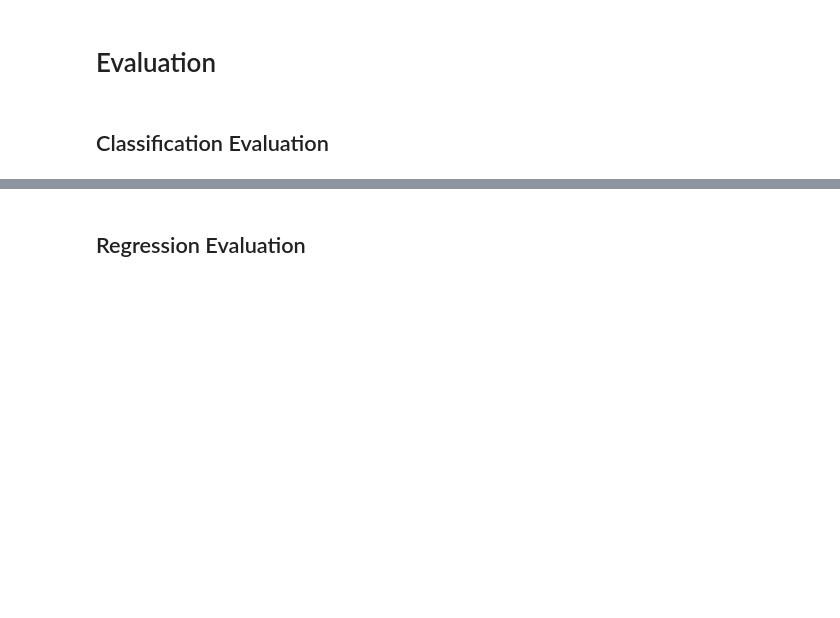
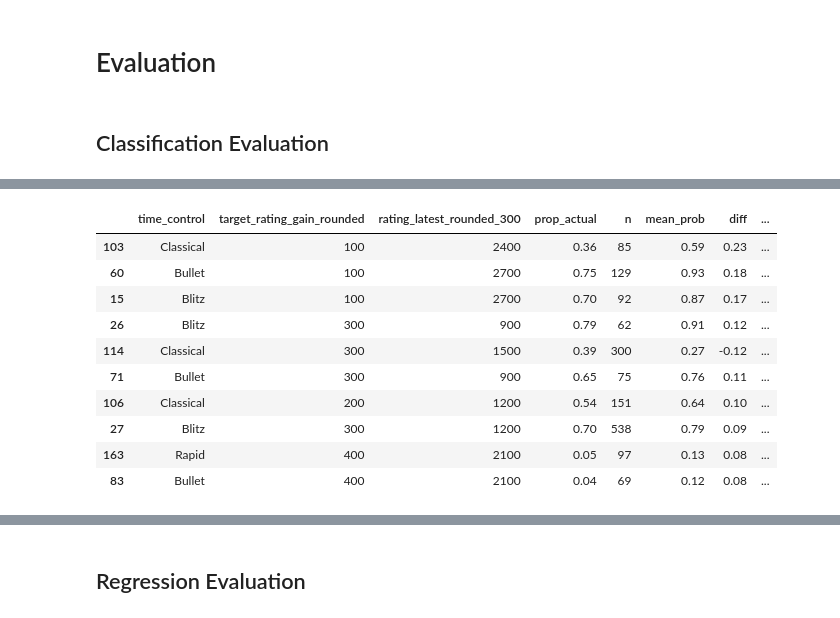
Before and after one commit to ZackAttack614/Discord-Chess-Bot, a Jupyter notebook: modeling.ipynb, the cells around one changed output, grey strips where cells are left out. Drawn from its saved outputs; the diff is of its cells as text; code cells hidden in the pictures; blank space fills up the shorter version.

```diff
--- a/modeling.ipynb
+++ b/modeling.ipynb
@@ -286,10 +678,22 @@ geom_histogram(bins=20))
 # %%
 
-xtabs_bin = df_bin.groupby(['time_control','target_rating_gain_rounded','rating_latest_rounded_200'])[['y_bin','prob']].agg([np.mean,len]).iloc[:,:-1].round(2)
+xtabs_bin = df_bin.groupby(['time_control','target_rating_gain_rounded','rating_latest_rounded_300'])[['y_bin','prob']].agg([np.mean,len]).iloc[:,:-1].round(2)
 xtabs_bin.columns = ['prop_actual','n','mean_prob']
 xtabs_bin.reset_index(inplace=True)
 xtabs_bin['diff'] = xtabs_bin['mean_prob'] - xtabs_bin['prop_actual']
 xtabs_bin['abs_diff'] = xtabs_bin['diff'].abs()
 xtabs_bin.query("n>=50").sort_values("abs_diff",ascending=False).head(10)
+# %% [output]
+|  | time_control | target_rating_gain_rounded | rating_latest_rounded_300 | prop_actual | n | mean_prob | diff | ... |
+| 103 | Classical | 100 | 2400 | 0.36 | 85 | 0.59 | 0.23 | ... |
+| 60 | Bullet | 100 | 2700 | 0.75 | 129 | 0.93 | 0.18 | ... |
+| 15 | Blitz | 100 | 2700 | 0.70 | 92 | 0.87 | 0.17 | ... |
+| 26 | Blitz | 300 | 900 | 0.79 | 62 | 0.91 | 0.12 | ... |
+| 114 | Classical | 300 | 1500 | 0.39 | 300 | 0.27 | -0.12 | ... |
+| 71 | Bullet | 300 | 900 | 0.65 | 75 | 0.76 | 0.11 | ... |
+| 106 | Classical | 200 | 1200 | 0.54 | 151 | 0.64 | 0.10 | ... |
+| 27 | Blitz | 300 | 1200 | 0.70 | 538 | 0.79 | 0.09 | ... |
+| 163 | Rapid | 400 | 2100 | 0.05 | 97 | 0.13 | 0.08 | ... |
+| 83 | Bullet | 400 | 2100 | 0.04 | 69 | 0.12 | 0.08 | ... |
 # %%
 df_bin.groupby(['rating_latest_rounded_200'])[['y_bin','prob']].agg([np.mean,len]).iloc[:,:-1].round(2)
```
Also changed, not shown: parts of 72 cells of this notebook, 2 other files.
